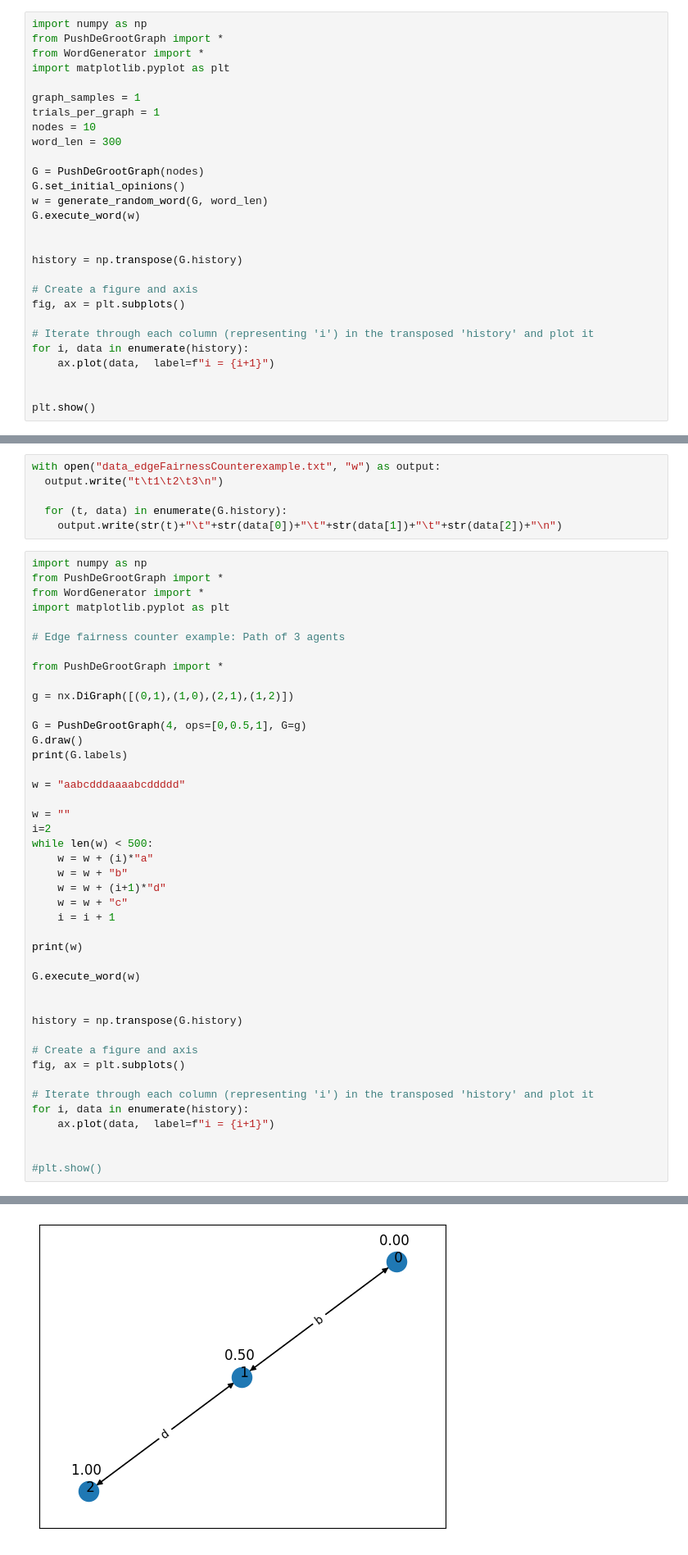
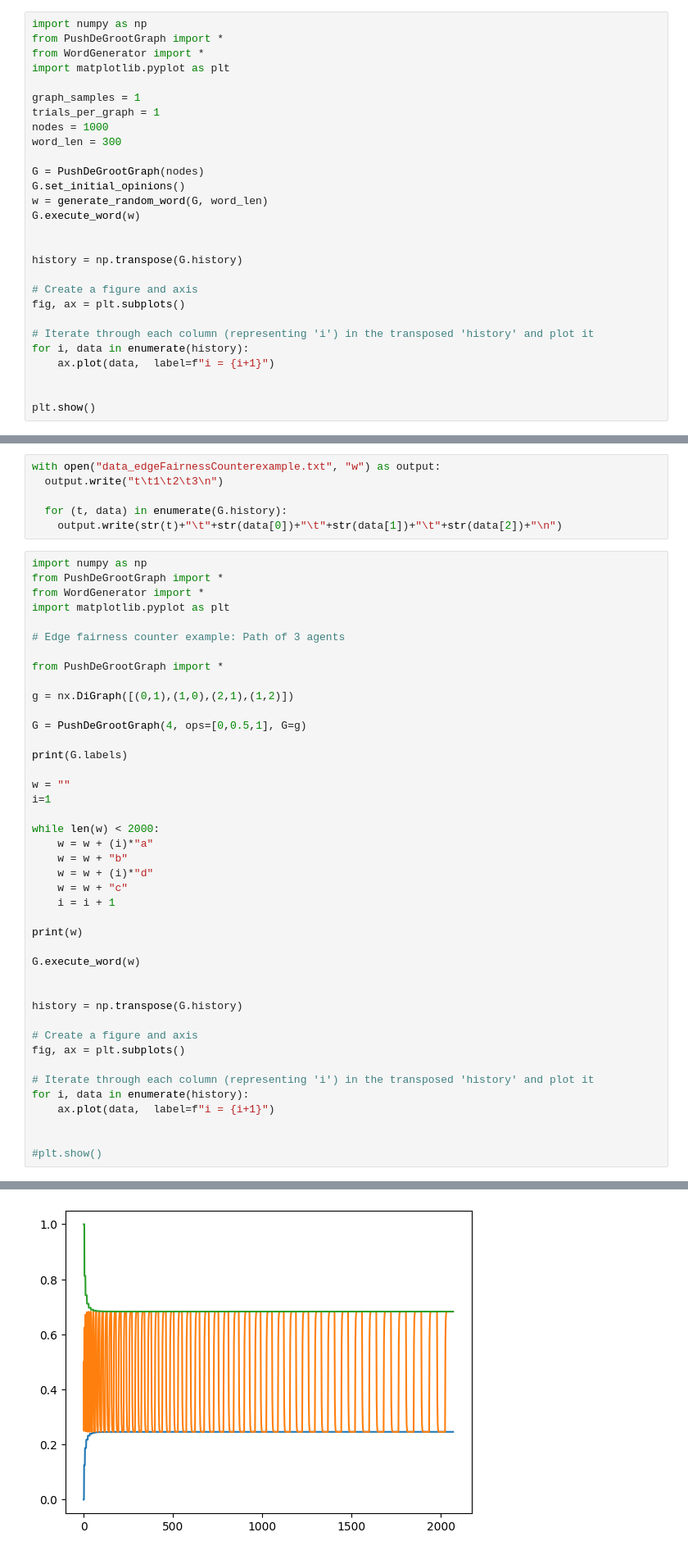
Before and after one commit to promueva/Fairness-and-Consensus-in-Opinion-Models, a Jupyter notebook: article_data.ipynb, the cells around one changed output, grey strips where cells are left out. Shown at 82% size. Saved outputs shown, nothing was run; the diff lists cells and outputs as text.

```diff
--- a/article_data.ipynb
+++ b/article_data.ipynb
@@ -54,7 +47,7 @@ import matplotlib.pyplot as plt
 
 graph_samples = 1
 trials_per_graph = 1
-nodes = 10
+nodes = 1000
 word_len = 300
 
 G = PushDeGrootGraph(nodes)
@@ -273,17 +266,16 @@ from PushDeGrootGraph import *
 g = nx.DiGraph([(0,1),(1,0),(2,1),(1,2)])
 
 G = PushDeGrootGraph(4, ops=[0,0.5,1], G=g)
-G.draw()
+
 print(G.labels)
 
-w = "aabcdddaaaabcddddd"
+w = ""
+i=1
 
-w = ""
-i=2
-while len(w) < 500:
+while len(w) < 2000:
     w = w + (i)*"a"
     w = w + "b"
-    w = w + (i+1)*"d"
+    w = w + (i)*"d"
     w = w + "c"
     i = i + 1
 
@@ -309 +301 @@ aabdddcaaabddddcaaaabdddddcaaaaabddddddcaaaaaabdddddddcaaaaaaabddddddddcaaaaaaaa
-[figure, old version]
+[figure, new version]
```
Also changed, not shown: parts of 25 cells of this notebook.
